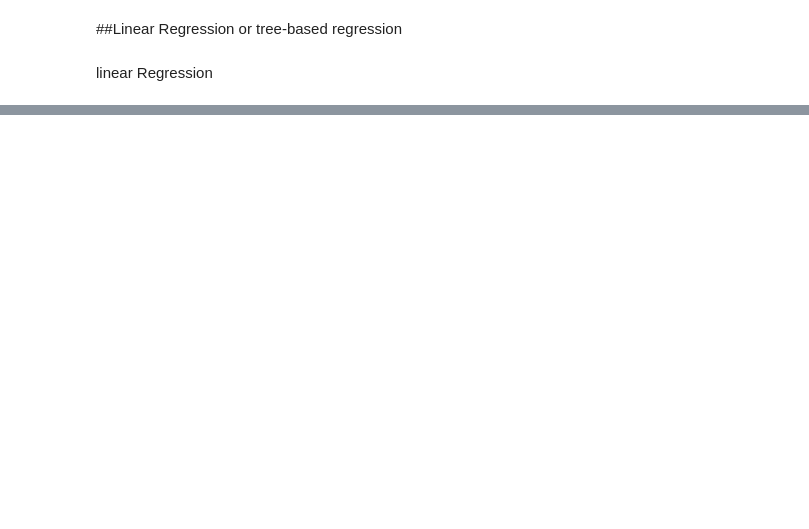
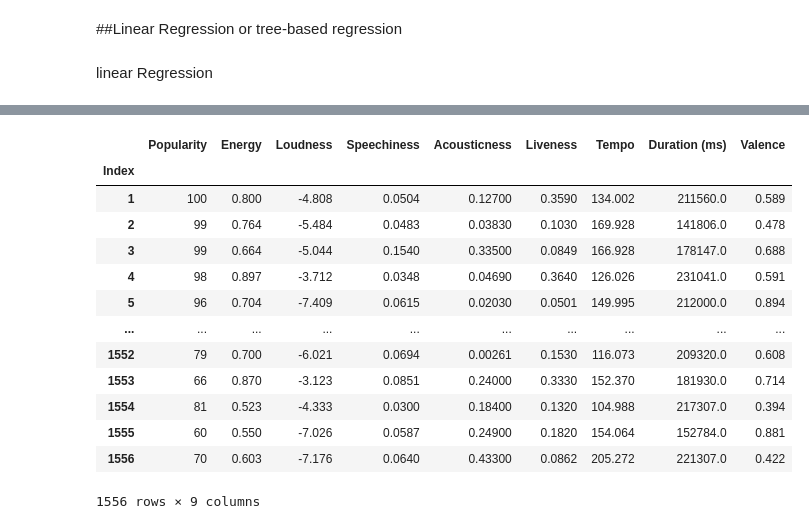
Before and after one commit to test-ds-21/JuanReyesAn___Data-Science-Portfolio-C21, a Jupyter notebook: Projects/Project-4/Spotify.Description.for.Students.ipynb, the cells around one changed output, grey strips where cells are left out. Drawn from its saved outputs; the diff is of its cells as text; code cells hidden in the pictures; blank space fills up the shorter version.

```diff
--- a/Projects/Project-4/Spotify.Description.for.Students.ipynb
+++ b/Projects/Project-4/Spotify.Description.for.Students.ipynb
@@ -386 +449,18 @@ import matplotlib.pyplot as plt
+# %%
+spotify_linear.drop( columns = ['Highest Charting Position', 'Number of Times Charted'])
+# %% [output]
+|  | Popularity | Energy | Loudness | Speechiness | Acousticness | Liveness | Tempo | Duration (ms) | Valence |
+| Index |  |  |  |  |  |  |  |  |  |
+| 1 | 100 | 0.800 | -4.808 | 0.0504 | 0.12700 | 0.3590 | 134.002 | 211560.0 | 0.589 |
+| 2 | 99 | 0.764 | -5.484 | 0.0483 | 0.03830 | 0.1030 | 169.928 | 141806.0 | 0.478 |
+| 3 | 99 | 0.664 | -5.044 | 0.1540 | 0.33500 | 0.0849 | 166.928 | 178147.0 | 0.688 |
+| 4 | 98 | 0.897 | -3.712 | 0.0348 | 0.04690 | 0.3640 | 126.026 | 231041.0 | 0.591 |
+| 5 | 96 | 0.704 | -7.409 | 0.0615 | 0.02030 | 0.0501 | 149.995 | 212000.0 | 0.894 |
+| ... | ... | ... | ... | ... | ... | ... | ... | ... | ... |
+| 1552 | 79 | 0.700 | -6.021 | 0.0694 | 0.00261 | 0.1530 | 116.073 | 209320.0 | 0.608 |
+| 1553 | 66 | 0.870 | -3.123 | 0.0851 | 0.24000 | 0.3330 | 152.370 | 181930.0 | 0.714 |
+| 1554 | 81 | 0.523 | -4.333 | 0.0300 | 0.18400 | 0.1320 | 104.988 | 217307.0 | 0.394 |
+| 1555 | 60 | 0.550 | -7.026 | 0.0587 | 0.24900 | 0.1820 | 154.064 | 152784.0 | 0.881 |
+| 1556 | 70 | 0.603 | -7.176 | 0.0640 | 0.43300 | 0.0862 | 205.272 | 221307.0 | 0.422 |
+1556 rows × 9 columns
 # %%
```
Also changed, not shown: parts of 28 cells of this notebook.
